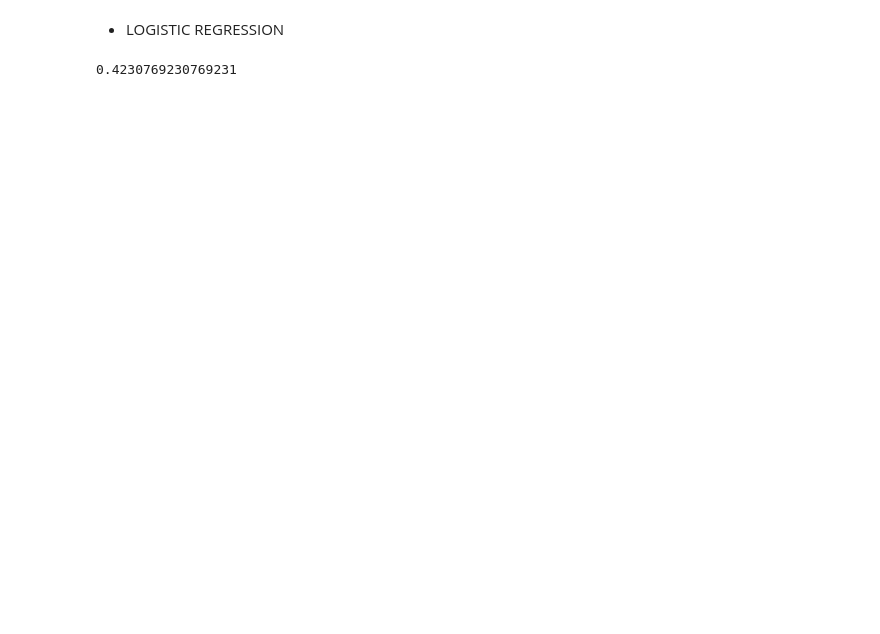
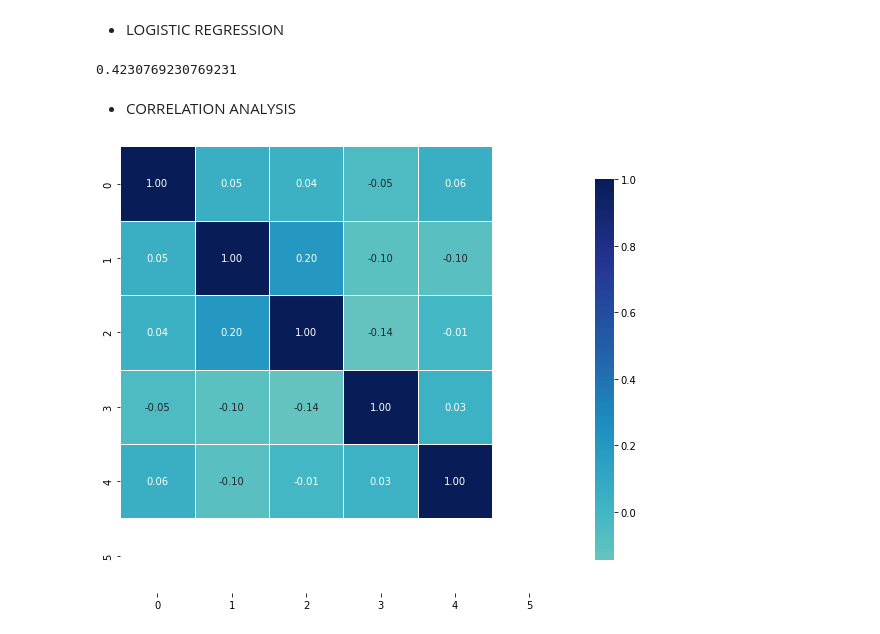
Before and after one commit to sel6/abtest-mlops, a Jupyter notebook: notebooks/ml_modelling.ipynb, the cells around one changed output. Drawn from its saved outputs; the diff is of its cells as text; code cells hidden in the pictures; blank space fills up the shorter version.

```diff
--- a/notebooks/ml_modelling.ipynb
+++ b/notebooks/ml_modelling.ipynb
@@ -273,3 +273,18 @@ pipe_2.fit(sets[0], sets[1])
 pipe_2.score(sets[4],sets[5])
 # %% [output]
 0.4230769230769231
+# %% [markdown]
+* CORRELATION ANALYSIS
+# %%
+def correlation_heatmap(train):
+    correlations = train.corr()
+
+    fig, ax = plt.subplots(figsize=(10,10))
+    sns.heatmap(correlations, vmax=1.0, center=0, fmt='.2f', cmap="YlGnBu",
+                square=True, linewidths=.5, annot=True, cbar_kws={"shrink": .70}
+                )
+    plt.show()
+
+correlation_heatmap(pd.DataFrame(sets[0]))
+# %% [output]
+[figure, added]
```
Also changed, not shown: parts of 6 cells of this notebook.
